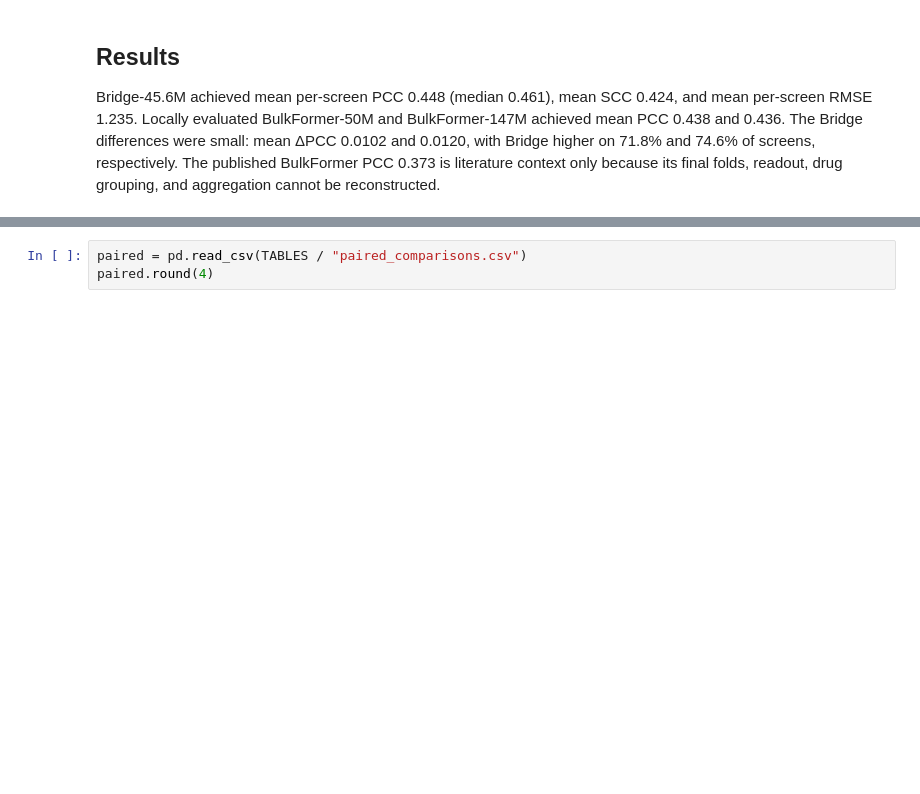
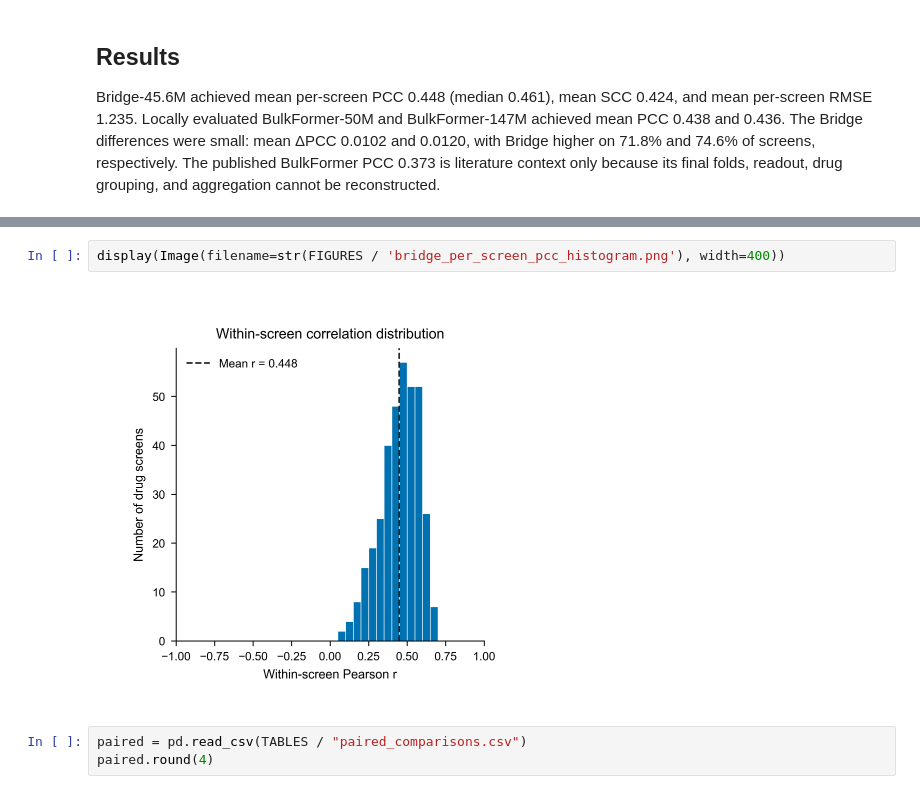
Before and after one commit to alwalt/bridge-rna, a Jupyter notebook: benchmarks/drug_response/drug_response.ipynb, the cells around one changed output, grey strips where cells are left out. Saved outputs shown, nothing was run; the diff lists cells and outputs as text; blank space fills up the shorter version.

```diff
--- a/benchmarks/drug_response/drug_response.ipynb
+++ b/benchmarks/drug_response/drug_response.ipynb
@@ -81,3 +99,7 @@ Bridge-45.6M achieved mean per-screen PCC 0.448 (median 0.461), mean SCC 0.424,
+# %%
+display(Image(filename=str(FIGURES / 'bridge_per_screen_pcc_histogram.png'), width=400))
+# %% [output]
+[figure, added]
 # %%
 paired = pd.read_csv(TABLES / "paired_comparisons.csv")
 paired.round(4)
```
Also changed, not shown: parts of 5 cells of this notebook, 29 other files.
